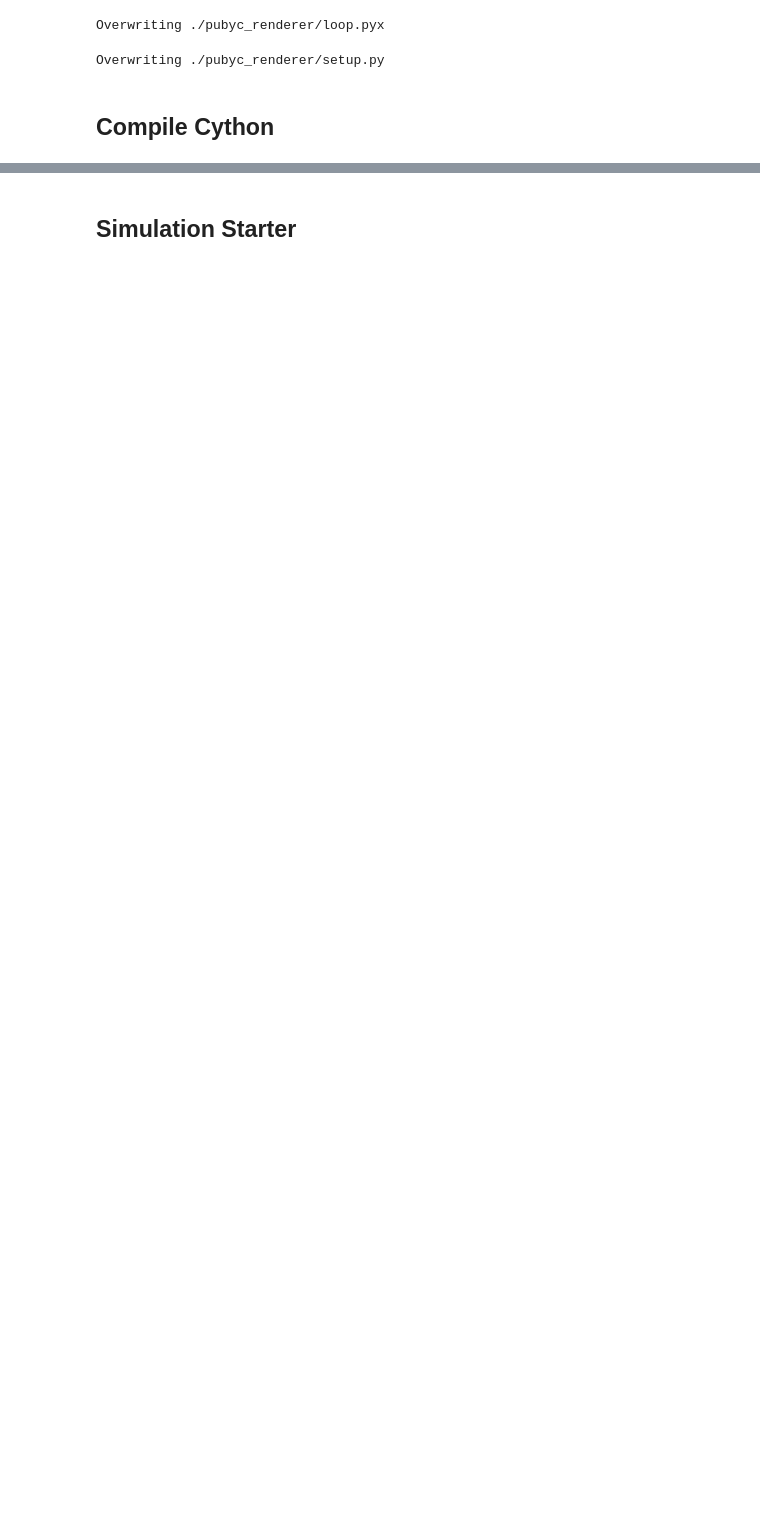
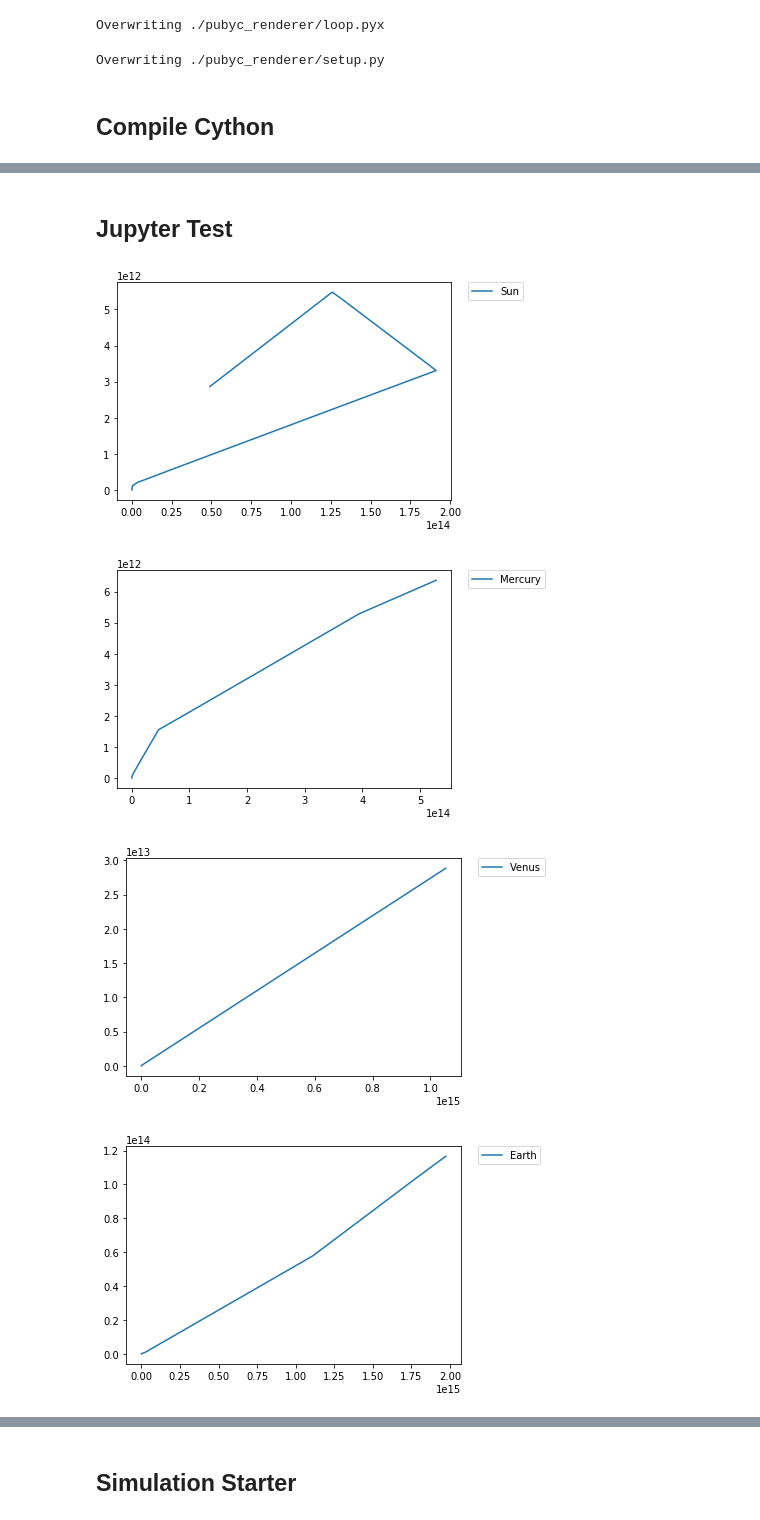
Before and after one commit to Shiroten/Planetary-Python-Project, a Jupyter notebook: Source/Shiroten/06 Pupyc with Galaxy Render.ipynb, the cells around one changed output, grey strips where cells are left out. Cells and saved outputs as stored; diff of their text form; code cells hidden in the pictures; blank space fills up the shorter version.

```diff
--- a/Source/Shiroten/06 Pupyc with Galaxy Render.ipynb
+++ b/Source/Shiroten/06 Pupyc with Galaxy Render.ipynb
@@ -256,3 +261,5 @@ cythoning loop.pyx to loop.c
 building 'loop' extension
 gcc -pthread -B /opt/anaconda/compiler_compat -Wl,--sysroot=/ -Wsign-compare -DNDEBUG -g -fwrapv -O3 -Wall -Wstrict-prototypes -fPIC -I/opt/anaconda/lib/python3.6/site-packages/numpy/core/include -I/o ...
 gcc -pthread -shared -B /opt/anaconda/compiler_compat -L/opt/anaconda/lib -Wl,-rpath=/opt/anaconda/lib -Wl,--no-as-needed -Wl,--sysroot=/ build/temp.linux-x86_64-3.6/loop.o -L/opt/anaconda/lib -lm -lp ...
+# %% [markdown]
+## Jupyter Test
@@ -258,0 +378,59 @@ gcc -pthread -shared -B /opt/anaconda/compiler_compat -L/opt/anaconda/lib -Wl,-r
+# %%
+plt.subplot(111)
+plt.plot([x[0][0] for x in plot_list], [x[0][1] for x in plot_list], label="Sun")
+plt.legend(bbox_to_anchor=(1.05, 1), loc=2, borderaxespad=0.)
+plt.show()
+
+plt.subplot(111)
+plt.plot([x[1][0] for x in plot_list], [x[1][1] for x in plot_list], label="Mercury")
+plt.legend(bbox_to_anchor=(1.05, 1), loc=2, borderaxespad=0.)
+plt.show()
+
+plt.subplot(111)
+plt.plot([x[2][0] for x in plot_list], [x[2][1] for x in plot_list], label="Venus")
+plt.legend(bbox_to_anchor=(1.05, 1), loc=2, borderaxespad=0.)
+plt.show()
+
+plt.subplot(111)
+plt.plot([x[3][0] for x in plot_list], [x[3][1] for x in plot_list], label="Earth")
+plt.legend(bbox_to_anchor=(1.05, 1), loc=2, borderaxespad=0.)
+plt.show()
+
+plt.subplot(111)
+plt.plot([x[4][0] for x in plot_list], [x[4][1] for x in plot_list], label="Moon")
+plt.legend(bbox_to_anchor=(1.05, 1), loc=2, borderaxespad=0.)
+plt.show()
+
+plt.subplot(111)
+plt.plot([x[5][0] for x in plot_list], [x[5][1] for x in plot_list], label="Mars")
+plt.legend(bbox_to_anchor=(1.05, 1), loc=2, borderaxespad=0.)
+plt.show()
+
+plt.subplot(111)
+plt.plot([x[6][0] for x in plot_list], [x[6][1] for x in plot_list], label="Jupiter")
+plt.legend(bbox_to_anchor=(1.05, 1), loc=2, borderaxespad=0.)
+plt.show()
+
+plt.subplot(111)
+plt.plot([x[7][0] for x in plot_list], [x[7][1] for x in plot_list], label="Saturn")
+plt.legend(bbox_to_anchor=(1.05, 1), loc=2, borderaxespad=0.)
+plt.show()
+
+plt.subplot(111)
+plt.plot([x[8][0] for x in plot_list], [x[8][1] for x in plot_list], label="Uranus")
+plt.legend(bbox_to_anchor=(1.05, 1), loc=2, borderaxespad=0.)
+plt.show()
+
+plt.subplot(111)
+plt.plot([x[9][0] for x in plot_list], [x[9][1] for x in plot_list], label="Neptune")
+plt.legend(bbox_to_anchor=(1.05, 1), loc=2, borderaxespad=0.)
+plt.show()
+
+print("plot_list_length", len(plot_list))
+for _ in range (20):
+    print(plot_list[_])
+# %% [output]
+[figure, added]
+[figure, added]
+[figure, added]
+[figure, added]
```
Also changed, not shown: parts of 19 cells of this notebook, 51 other files.
